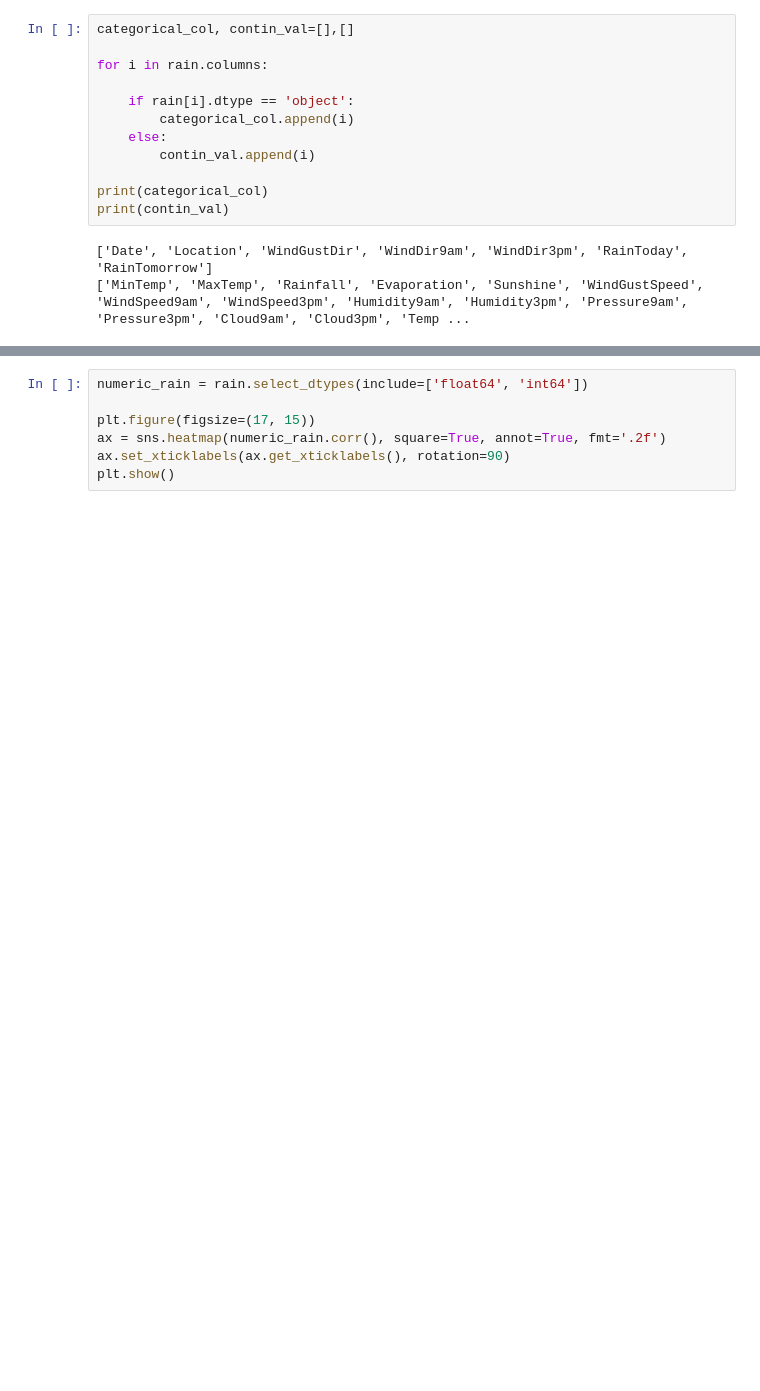
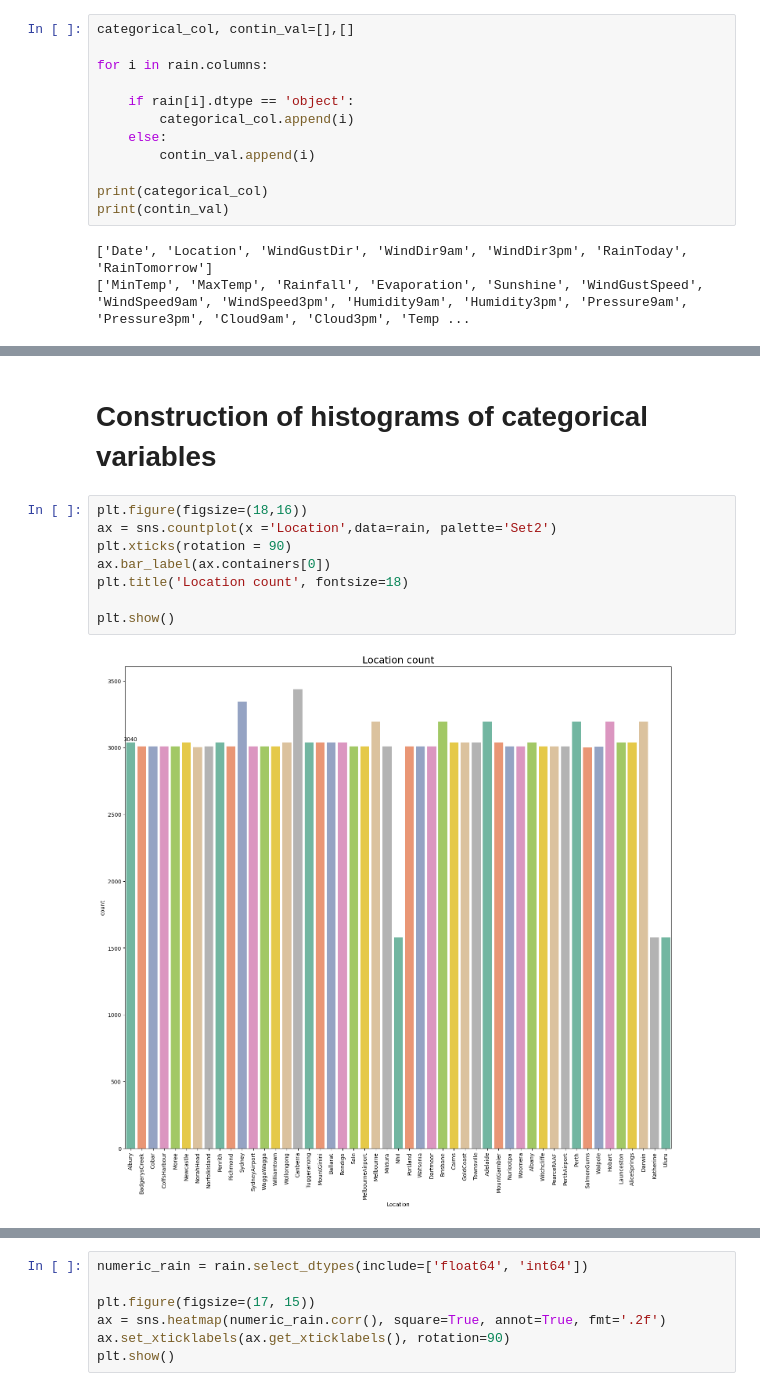
Before and after one commit to VladHolobyn/rain-in-australia-prediction, a Jupyter notebook: notebooks/data-preparation.ipynb, the cells around one changed output, grey strips where cells are left out. Cells and saved outputs as stored; diff of their text form; blank space fills up the shorter version.

Commit message:
RA-2-Data_preparation#

```diff
--- a/notebooks/data-preparation.ipynb
+++ b/notebooks/data-preparation.ipynb
@@ -121,0 +152,12 @@ dtype: int64
+# %% [markdown]
+# **Construction of histograms of categorical variables**
+# %%
+plt.figure(figsize=(18,16))
+ax = sns.countplot(x ='Location',data=rain, palette='Set2')
+plt.xticks(rotation = 90)
+ax.bar_label(ax.containers[0])
+plt.title('Location count', fontsize=18)
+
+plt.show()
+# %% [output]
+[figure, added]
```
Also changed, not shown: parts of 62 cells of this notebook.
